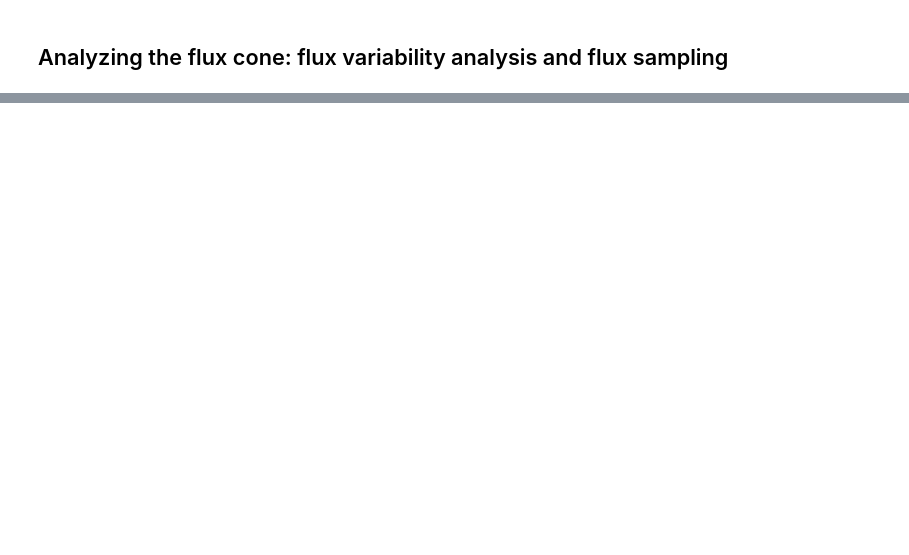
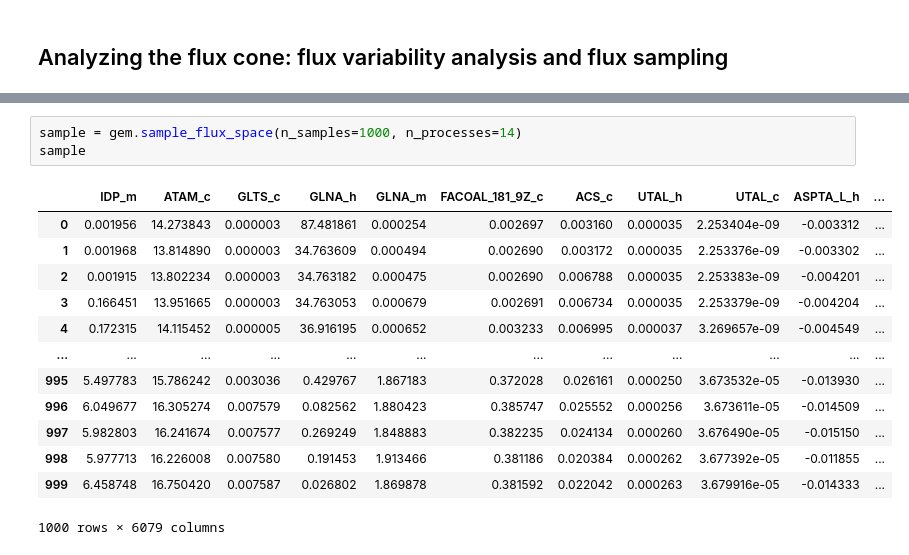
Before and after one commit to Robaina/Phycogem, a Jupyter notebook: docs/0_basic_examples.ipynb, the cells around one changed output, grey strips where cells are left out. Saved outputs shown, nothing was run; the diff lists cells and outputs as text; blank space fills up the shorter version.

```diff
--- a/docs/0_basic_examples.ipynb
+++ b/docs/0_basic_examples.ipynb
@@ -112,0 +172,17 @@ The maximum growth rate is 0.47 1/h
+# %%
+sample = gem.sample_flux_space(n_samples=1000, n_processes=14)
+sample
+# %% [output]
+|  | IDP_m | ATAM_c | GLTS_c | GLNA_h | GLNA_m | FACOAL_181_9Z_c | ACS_c | UTAL_h | UTAL_c | ASPTA_L_h | ... |
+| 0 | 0.001956 | 14.273843 | 0.000003 | 87.481861 | 0.000254 | 0.002697 | 0.003160 | 0.000035 | 2.253404e-09 | -0.003312 | ... |
+| 1 | 0.001968 | 13.814890 | 0.000003 | 34.763609 | 0.000494 | 0.002690 | 0.003172 | 0.000035 | 2.253376e-09 | -0.003302 | ... |
+| 2 | 0.001915 | 13.802234 | 0.000003 | 34.763182 | 0.000475 | 0.002690 | 0.006788 | 0.000035 | 2.253383e-09 | -0.004201 | ... |
+| 3 | 0.166451 | 13.951665 | 0.000003 | 34.763053 | 0.000679 | 0.002691 | 0.006734 | 0.000035 | 2.253379e-09 | -0.004204 | ... |
+| 4 | 0.172315 | 14.115452 | 0.000005 | 36.916195 | 0.000652 | 0.003233 | 0.006995 | 0.000037 | 3.269657e-09 | -0.004549 | ... |
+| ... | ... | ... | ... | ... | ... | ... | ... | ... | ... | ... | ... |
+| 995 | 5.497783 | 15.786242 | 0.003036 | 0.429767 | 1.867183 | 0.372028 | 0.026161 | 0.000250 | 3.673532e-05 | -0.013930 | ... |
+| 996 | 6.049677 | 16.305274 | 0.007579 | 0.082562 | 1.880423 | 0.385747 | 0.025552 | 0.000256 | 3.673611e-05 | -0.014509 | ... |
+| 997 | 5.982803 | 16.241674 | 0.007577 | 0.269249 | 1.848883 | 0.382235 | 0.024134 | 0.000260 | 3.676490e-05 | -0.015150 | ... |
+| 998 | 5.977713 | 16.226008 | 0.007580 | 0.191453 | 1.913466 | 0.381186 | 0.020384 | 0.000262 | 3.677392e-05 | -0.011855 | ... |
+| 999 | 6.458748 | 16.750420 | 0.007587 | 0.026802 | 1.869878 | 0.381592 | 0.022042 | 0.000263 | 3.679916e-05 | -0.014333 | ... |
+1000 rows × 6079 columns
```
Also changed, not shown: parts of 5 cells of this notebook, 5 other files.
